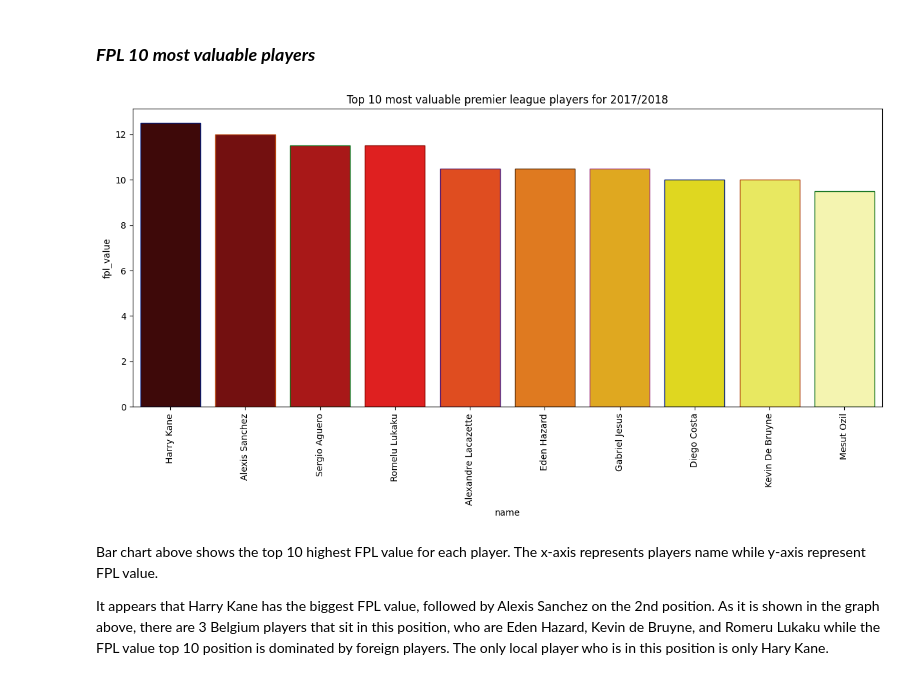
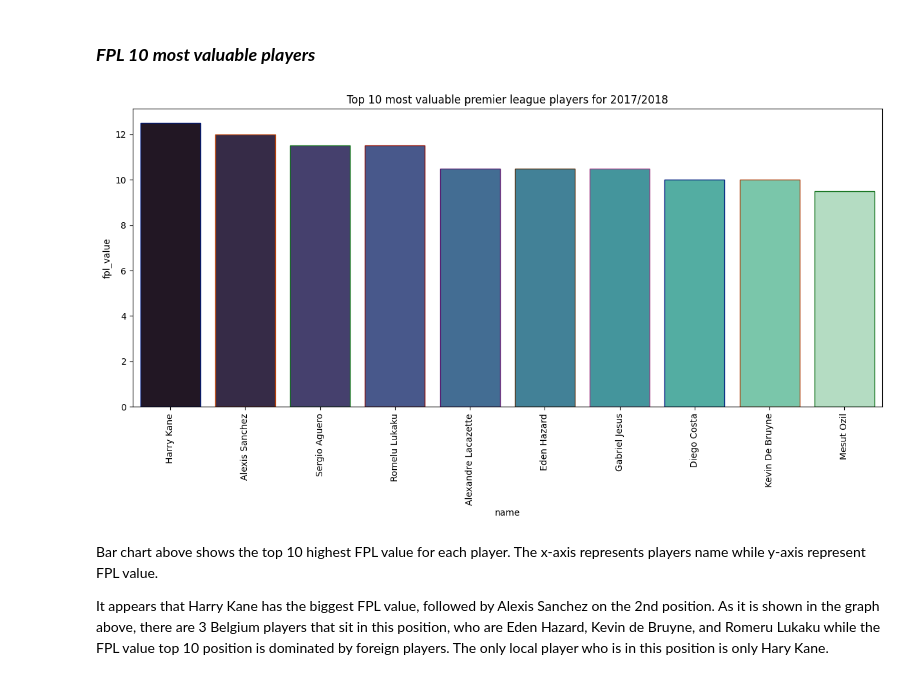
Before and after one commit to Sark-07/Player_market_value, a Jupyter notebook: football_player_market_value.ipynb, the cells around one changed output. Saved outputs shown, nothing was run; the diff lists cells and outputs as text; code cells hidden in the pictures.

```diff
--- a/football_player_market_value.ipynb
+++ b/football_player_market_value.ipynb
@@ -180,12 +180,12 @@ It appears that ManCity and Chelsea, which are famous for spending money for a s
 # %%
 players_view = players.nlargest(10, 'fpl_value').sort_values('fpl_value',ascending=False)
 plt.subplots(figsize=(15,6))
-sns.barplot(x="name", y="fpl_value",  data=players_view ,palette='hot',edgecolor=sns.color_palette('dark',7))
+sns.barplot(x="name", y="fpl_value",  data=players_view ,palette='mako',edgecolor=sns.color_palette('dark',7))
 plt.xticks(rotation=90)
 plt.title('Top 10 most valuable premier league players for 2017/2018')
 plt.show()
 # %% [output]
-[figure, old version]
+[figure, new version]
 # %% [markdown]
 Bar chart above shows the top 10 highest FPL value for each player. The x-axis represents players name while y-axis represent FPL value.
 
```
Also changed, not shown: parts of 3 cells of this notebook.
